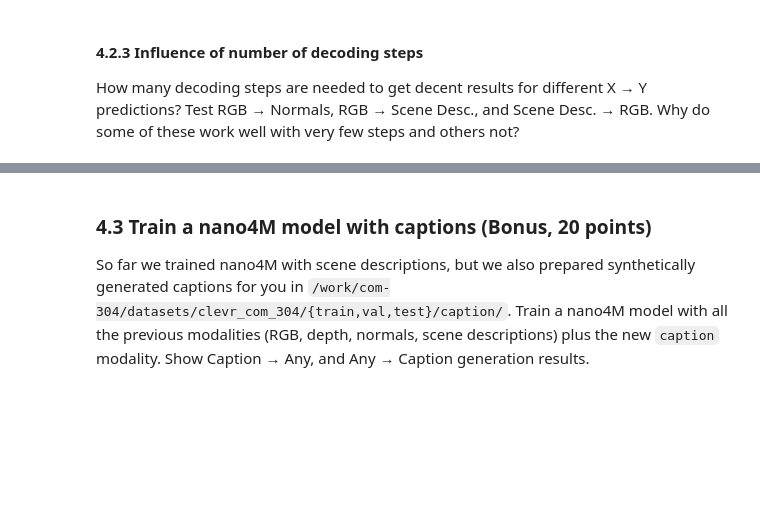
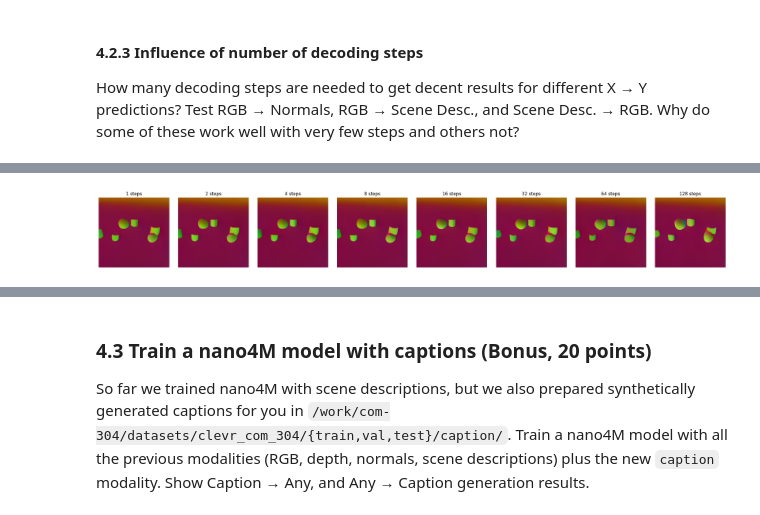
Before and after one commit to Rcc999/nano4M-model, a Jupyter notebook: notebooks/COM304_FM_part3_nano4M.ipynb, the cells around one changed output, grey strips where cells are left out. Drawn from its saved outputs; the diff is of its cells as text; code cells hidden in the pictures; blank space fills up the shorter version.

Commit message:
notebooked done

```diff
--- a/notebooks/COM304_FM_part3_nano4M.ipynb
+++ b/notebooks/COM304_FM_part3_nano4M.ipynb
@@ -806,3 +827,84 @@ The alignment between scene descriptions and generated images could be improved
 #### 4.2.3 Influence of number of decoding steps
 
 How many decoding steps are needed to get decent results for different X → Y predictions? Test RGB → Normals, RGB → Scene Desc., and Scene Desc. → RGB. Why do some of these work well with very few steps and others not?
+# %%
+def run_decoding_steps_experiment(sample_idx=0):
+
+    step_counts = [1, 2, 4, 8, 16, 32, 64, 128]
+
+    tasks = [
+        ('tok_rgb@256', 'tok_normal@256', 'RGB → Normals'),
+        ('tok_rgb@256', 'scene_desc', 'RGB → Scene Desc.'),
+        ('scene_desc', 'tok_rgb@256', 'Scene Desc. → RGB')
+    ]
+
+
+    temps = {
+        'tok_normal@256': 0.001,
+        'scene_desc': 0.7,
+        'tok_rgb@256': 0.7
+    }
+
+
+    for task_idx, (source_mod, target_mod, task_name) in enumerate(tasks):
+        print(f"\n--- Task: {task_name} ---")
+
+        x_tokens, x_positions, x_modalities = construct_input_from_sample(
+            dataset, idx=sample_idx, input_modality=source_mod
+        )
+
+
+        print(f"Source ({source_mod}):")
+        show_modality(x_tokens, source_mod)
+
+        temp = temps[target_mod]
+        top_p = 0.9 if temp > 0.1 else 0.0
+        top_k = 0.0
+
+        results = []
+
+        for step_count in step_counts:
+            print(f"Generating with {step_count} steps...", end=" ")
+            start_time = time.time()
+
+            pred_tokens, _, _, _ = model.generate_one_modality_roar(
+                x_tokens.clone(),
+                x_positions.clone(),
+                x_modalities.clone(),
+                target_mod=target_mod,
+                num_steps=step_count,
+                temp=temp,
+                top_p=top_p,
+                top_k=top_k
+            )
+
+            gen_time = time.time() - start_time
+            print(f"Done in {gen_time:.2f}s")
+
+            results.append((step_count, pred_tokens))
+
+
+        if target_mod != 'scene_desc':
+            fig = plt.figure(figsize=(len(step_counts)*3, 3))
+            for i, (step_count, tokens) in enumerate(results):
+                ax = fig.add_subplot(1, len(step_counts), i+1)
+
+                if torch.is_tensor(tokens):
+                    image = token_ids_to_image(tokens, image_tokenizer, to_pil=True)
+                    ax.imshow(np.array(image))
+                    ax.set_title(f"{step_count} steps")
+                ax.axis('off')
+            plt.tight_layout()
+            plt.show()
+        else:
+            print(f"\nResults for {task_name} with different step counts:")
+            for step_count, tokens in results:
+                decoded = dataset.text_tokenizer.decode(tokens[0])
+                print(f"{step_count} steps: {decoded}")
+        gt_tokens = dataset[sample_idx][target_mod].unsqueeze(0).to(device)
+        print("\nGround truth:")
+        show_modality(gt_tokens, target_mod)
+
+
+run_decoding_steps_experiment(sample_idx=0)
+# %% [output]
@@ -808,0 +922 @@ How many decoding steps are needed to get decent results for different X → Y p
+[figure, added]
```
Also changed, not shown: parts of 21 cells of this notebook, 3 other files.
